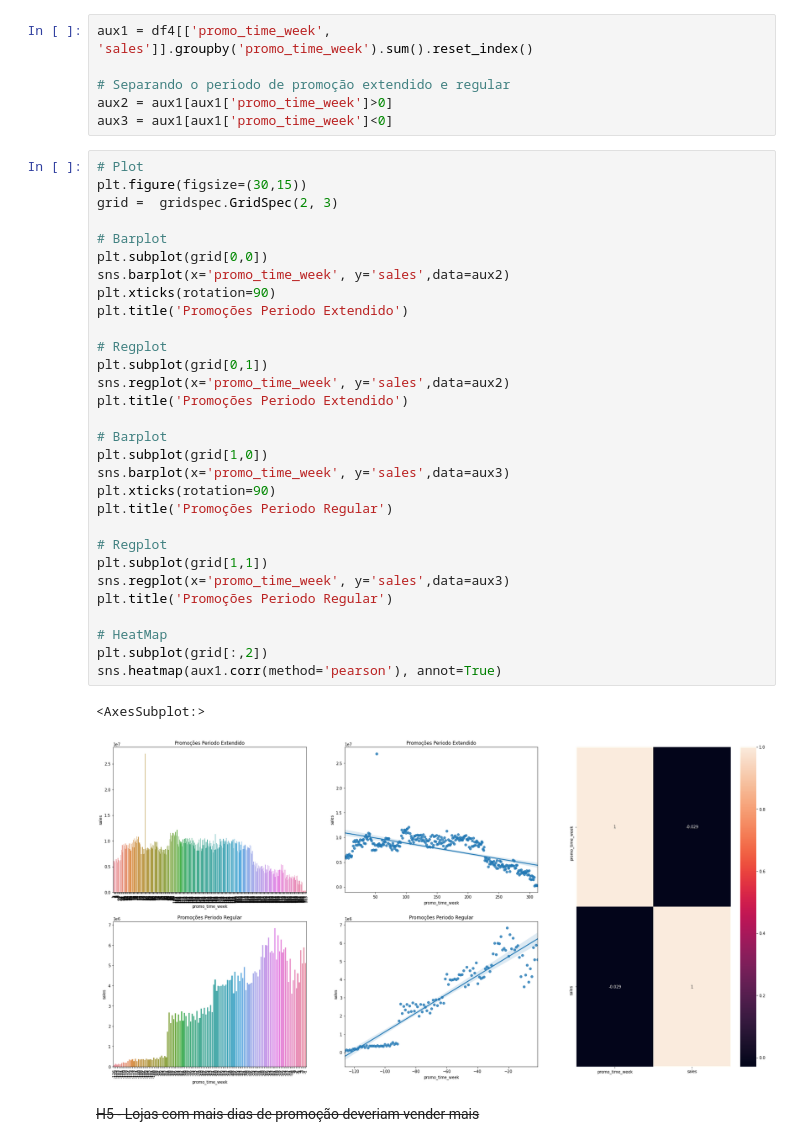
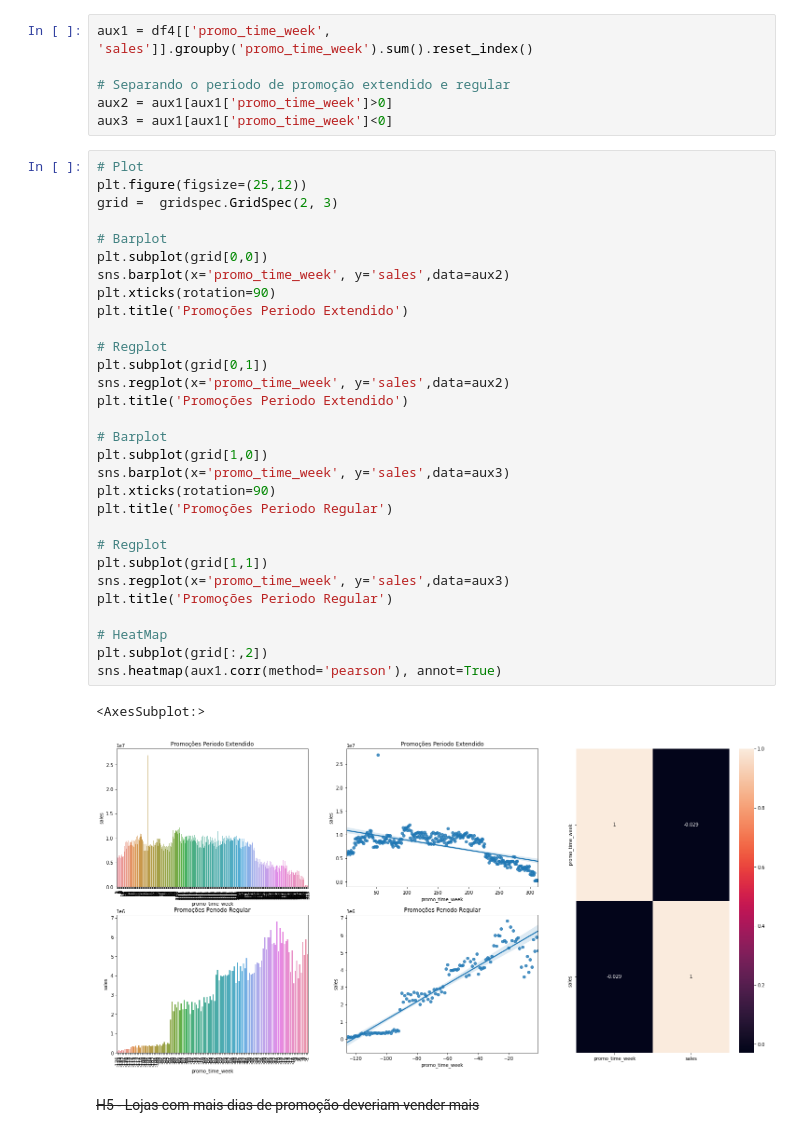
Before and after one commit to bruno154/the_rossman_projects, a Jupyter notebook: notebooks/dataDescription_HypothesisMap_FeatureEngineering.ipynb, the cells around one changed output. Cells and saved outputs as stored; diff of their text form.

```diff
--- a/notebooks/dataDescription_HypothesisMap_FeatureEngineering.ipynb
+++ b/notebooks/dataDescription_HypothesisMap_FeatureEngineering.ipynb
@@ -667,37 +661,37 @@ aux2 = aux1[aux1['promo_time_week']>0]
 aux3 = aux1[aux1['promo_time_week']<0]
 # %%
 # Plot
-plt.figure(figsize=(30,15))
+plt.figure(figsize=(25,12))
 grid =  gridspec.GridSpec(2, 3)
 
 # Barplot
 plt.subplot(grid[0,0])
 sns.barplot(x='promo_time_week', y='sales',data=aux2)
 plt.xticks(rotation=90)
 plt.title('Promoções Periodo Extendido')
 
 # Regplot
 plt.subplot(grid[0,1])
 sns.regplot(x='promo_time_week', y='sales',data=aux2)
 plt.title('Promoções Periodo Extendido')
 
 # Barplot
 plt.subplot(grid[1,0])
 sns.barplot(x='promo_time_week', y='sales',data=aux3)
 plt.xticks(rotation=90)
 plt.title('Promoções Periodo Regular')
 
 # Regplot
 plt.subplot(grid[1,1])
 sns.regplot(x='promo_time_week', y='sales',data=aux3)
 plt.title('Promoções Periodo Regular')
 
 # HeatMap
 plt.subplot(grid[:,2])
 sns.heatmap(aux1.corr(method='pearson'), annot=True)
 # %% [output]
 <AxesSubplot:>
-[figure, old version]
+[figure, new version]
 # %% [markdown]
 <s>H5 - Lojas com mais dias de promoção deveriam vender mais</s>
 # %% [markdown]
```
Also changed, not shown: parts of 68 cells of this notebook, 31 other files.
